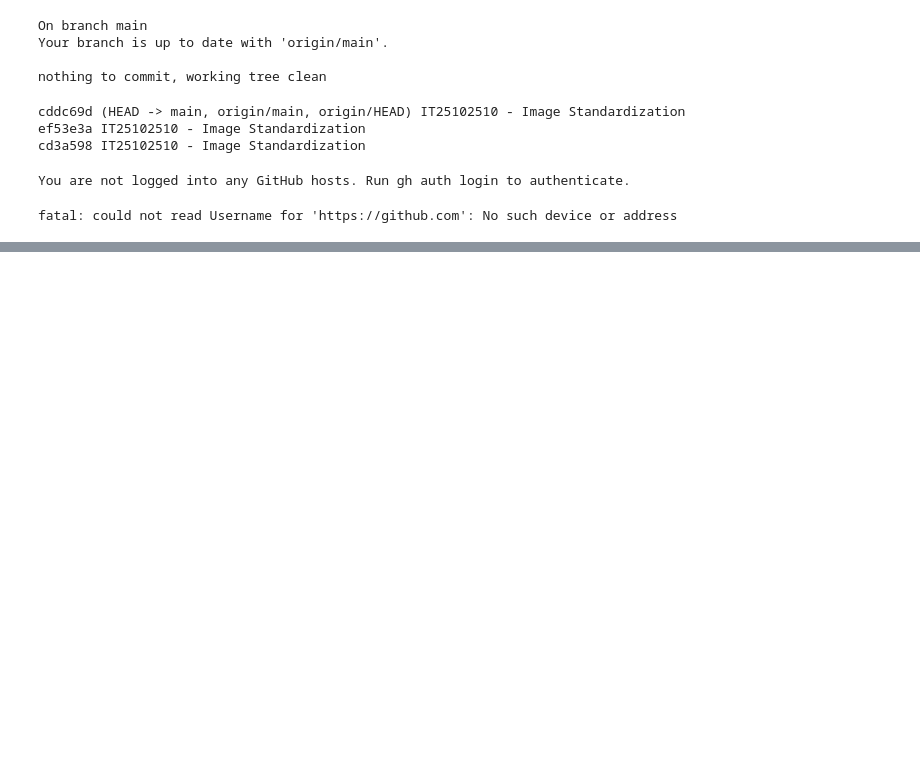
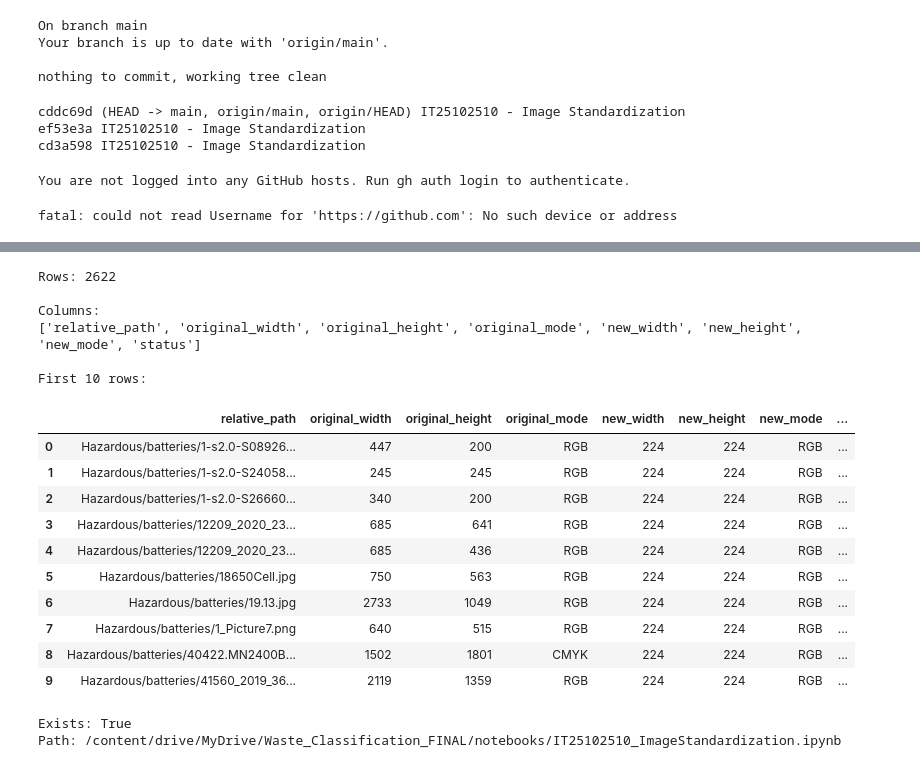
Before and after one commit to IT25102140/waste-classification-aiml, a Jupyter notebook: notebooks/IT25102510_ImageStandardization.ipynb, the cells around one changed output, grey strips where cells are left out. Saved outputs shown, nothing was run; the diff lists cells and outputs as text; code cells hidden in the pictures; blank space fills up the shorter version.

```diff
--- a/notebooks/IT25102510_ImageStandardization.ipynb
+++ b/notebooks/IT25102510_ImageStandardization.ipynb
@@ -750,0 +1611,48 @@ fatal: could not read Username for 'https://github.com': No such device or addre
+# %%
+import pandas as pd
+from pathlib import Path
+
+PROJECT = Path("/content/drive/MyDrive/Waste_Classification_FINAL")
+
+path = PROJECT / "results" / "outputs" / "member4_standardization_manifest.csv"
+
+df4 = pd.read_csv(path)
+
+print("Rows:", len(df4))
+
+print("\nColumns:")
+print(df4.columns.tolist())
+
+print("\nFirst 10 rows:")
+display(df4.head(10))
+# %% [output]
+Rows: 2622
+
+Columns:
+['relative_path', 'original_width', 'original_height', 'original_mode', 'new_width', 'new_height', 'new_mode', 'status']
+
+First 10 rows:
+|  | relative_path | original_width | original_height | original_mode | new_width | new_height | new_mode | ... |
+| 0 | Hazardous/batteries/1-s2.0-S08926... | 447 | 200 | RGB | 224 | 224 | RGB | ... |
+| 1 | Hazardous/batteries/1-s2.0-S24058... | 245 | 245 | RGB | 224 | 224 | RGB | ... |
+| 2 | Hazardous/batteries/1-s2.0-S26660... | 340 | 200 | RGB | 224 | 224 | RGB | ... |
+| 3 | Hazardous/batteries/12209_2020_23... | 685 | 641 | RGB | 224 | 224 | RGB | ... |
+| 4 | Hazardous/batteries/12209_2020_23... | 685 | 436 | RGB | 224 | 224 | RGB | ... |
+| 5 | Hazardous/batteries/18650Cell.jpg | 750 | 563 | RGB | 224 | 224 | RGB | ... |
+| 6 | Hazardous/batteries/19.13.jpg | 2733 | 1049 | RGB | 224 | 224 | RGB | ... |
+| 7 | Hazardous/batteries/1_Picture7.png | 640 | 515 | RGB | 224 | 224 | RGB | ... |
+| 8 | Hazardous/batteries/40422.MN2400B... | 1502 | 1801 | CMYK | 224 | 224 | RGB | ... |
+| 9 | Hazardous/batteries/41560_2019_36... | 2119 | 1359 | RGB | 224 | 224 | RGB | ... |
+# %%
+from pathlib import Path
+
+NOTEBOOK = Path(
+    "/content/drive/MyDrive/Waste_Classification_FINAL/"
+    "notebooks/IT25102510_ImageStandardization.ipynb"
+)
+
+print("Exists:", NOTEBOOK.exists())
+print("Path:", NOTEBOOK)
+# %% [output]
+Exists: True
+Path: /content/drive/MyDrive/Waste_Classification_FINAL/notebooks/IT25102510_ImageStandardization.ipynb
```
Also changed, not shown: parts of 59 cells of this notebook, 19 other files.
